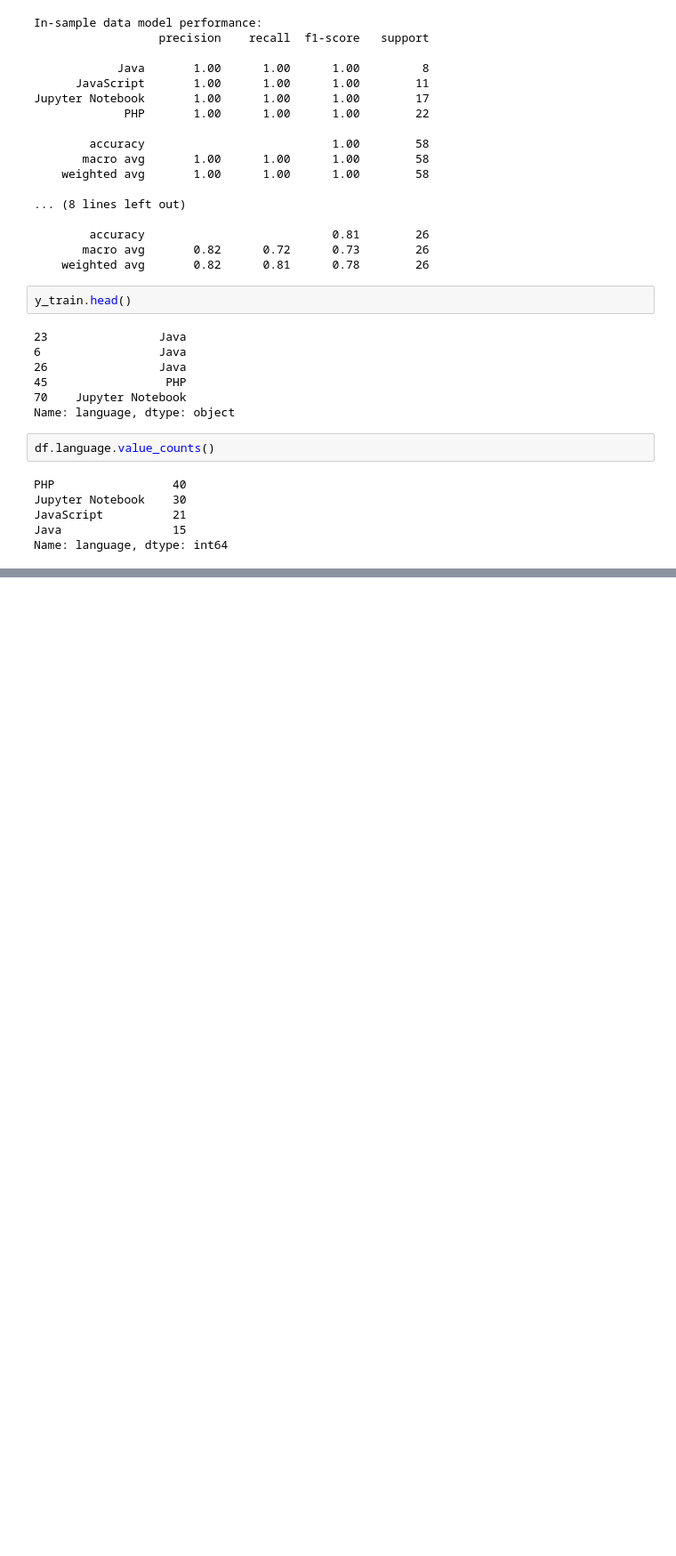
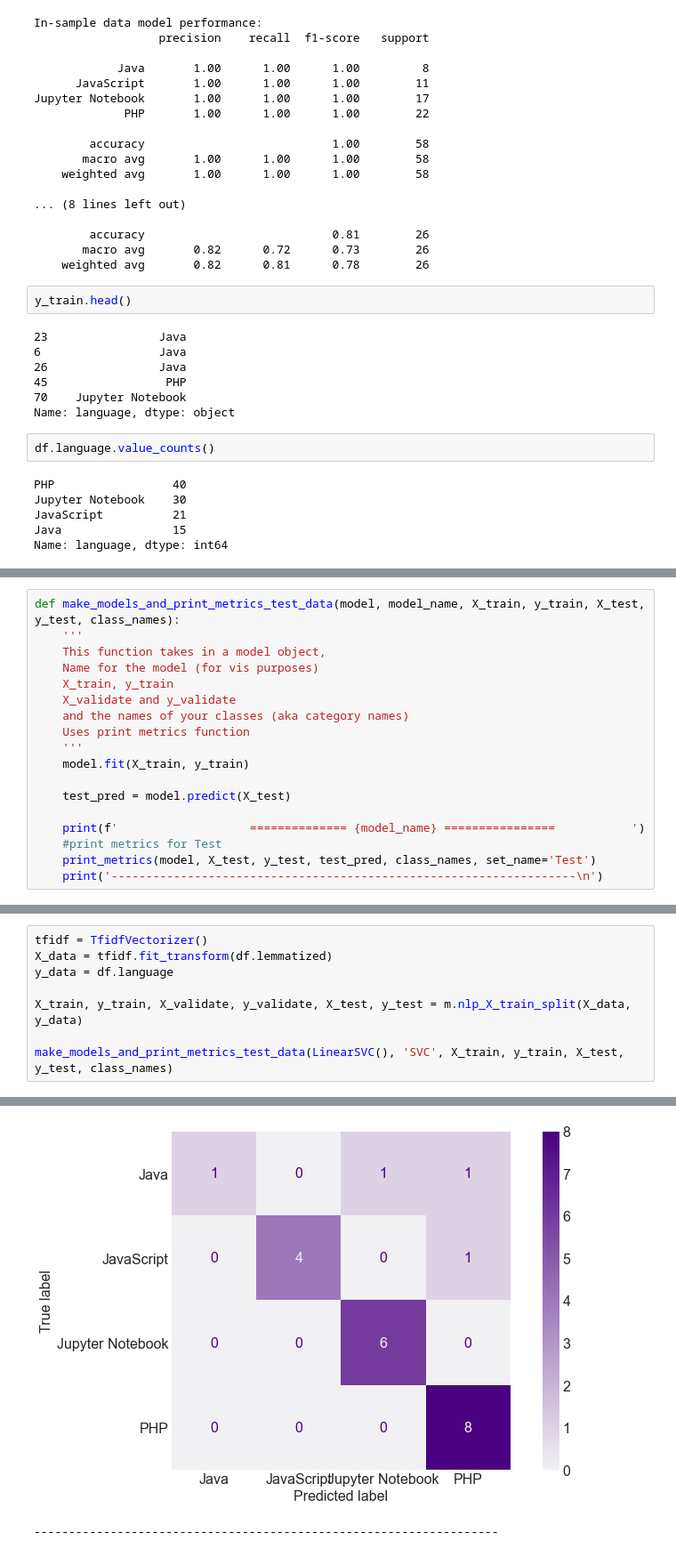
Before and after one commit to heather-desiree-carl-NLP-project/NLP-group-project, a Jupyter notebook: heathers_notebook.ipynb, the cells around one changed output, grey strips where cells are left out. Shown at 89% size. Cells and saved outputs as stored; diff of their text form; blank space fills up the shorter version.

Commit message:
test functions for model.py

```diff
--- a/heathers_notebook.ipynb
+++ b/heathers_notebook.ipynb
@@ -604,0 +621,18 @@ Name: language, dtype: int64
+# %%
+def make_models_and_print_metrics_test_data(model, model_name, X_train, y_train, X_test, y_test, class_names):
+    '''
+    This function takes in a model object,
+    Name for the model (for vis purposes)
+    X_train, y_train
+    X_validate and y_validate
+    and the names of your classes (aka category names)
+    Uses print metrics function
+    '''
+    model.fit(X_train, y_train)
+
+    test_pred = model.predict(X_test)
+
+    print(f'                   ============== {model_name} ================           ')
+    #print metrics for Test
+    print_metrics(model, X_test, y_test, test_pred, class_names, set_name='Test')
+    print('-------------------------------------------------------------------\n')
@@ -604,0 +669,9 @@ Name: language, dtype: int64
+# %%
+tfidf = TfidfVectorizer()
+X_data = tfidf.fit_transform(df.lemmatized)
+y_data = df.language
+
+X_train, y_train, X_validate, y_validate, X_test, y_test = m.nlp_X_train_split(X_data, y_data)
+
+make_models_and_print_metrics_test_data(LinearSVC(), 'SVC', X_train, y_train, X_test, y_test, class_names)
+# %% [output]
@@ -604,0 +691,2 @@ Name: language, dtype: int64
+[figure, added]
+-------------------------------------------------------------------
```
Also changed, not shown: parts of 4 cells of this notebook.
